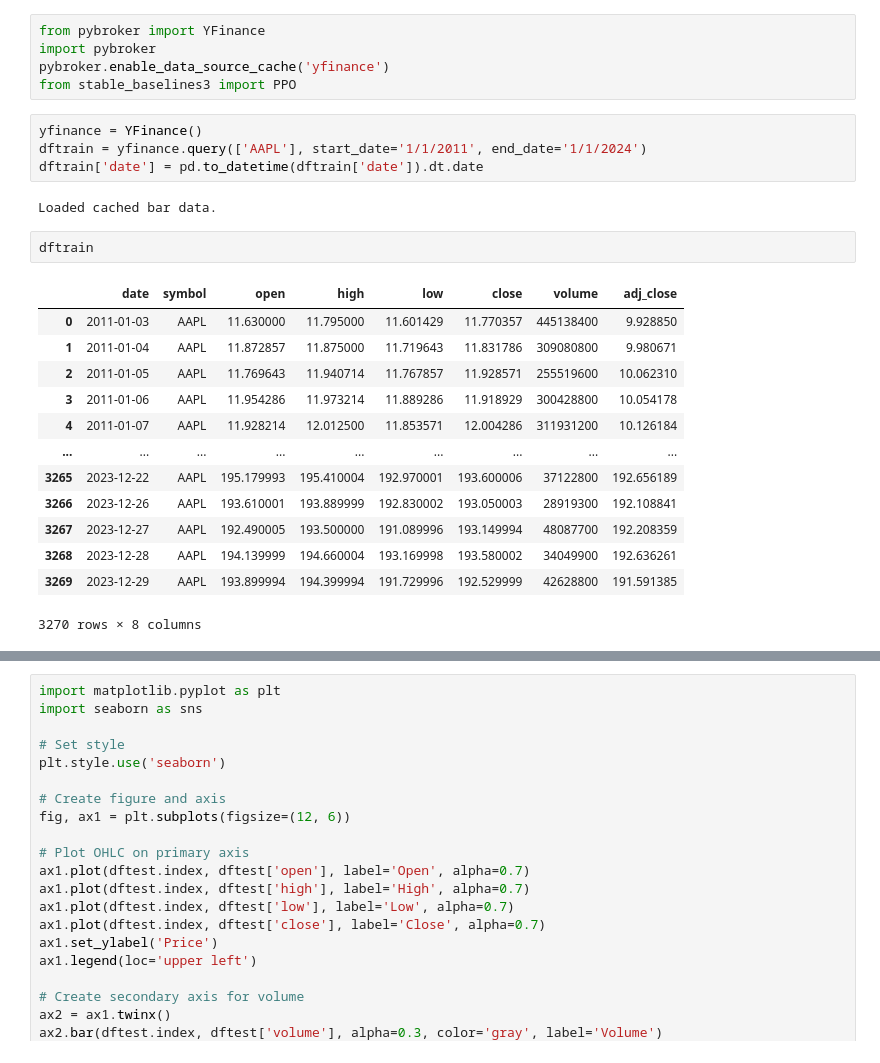
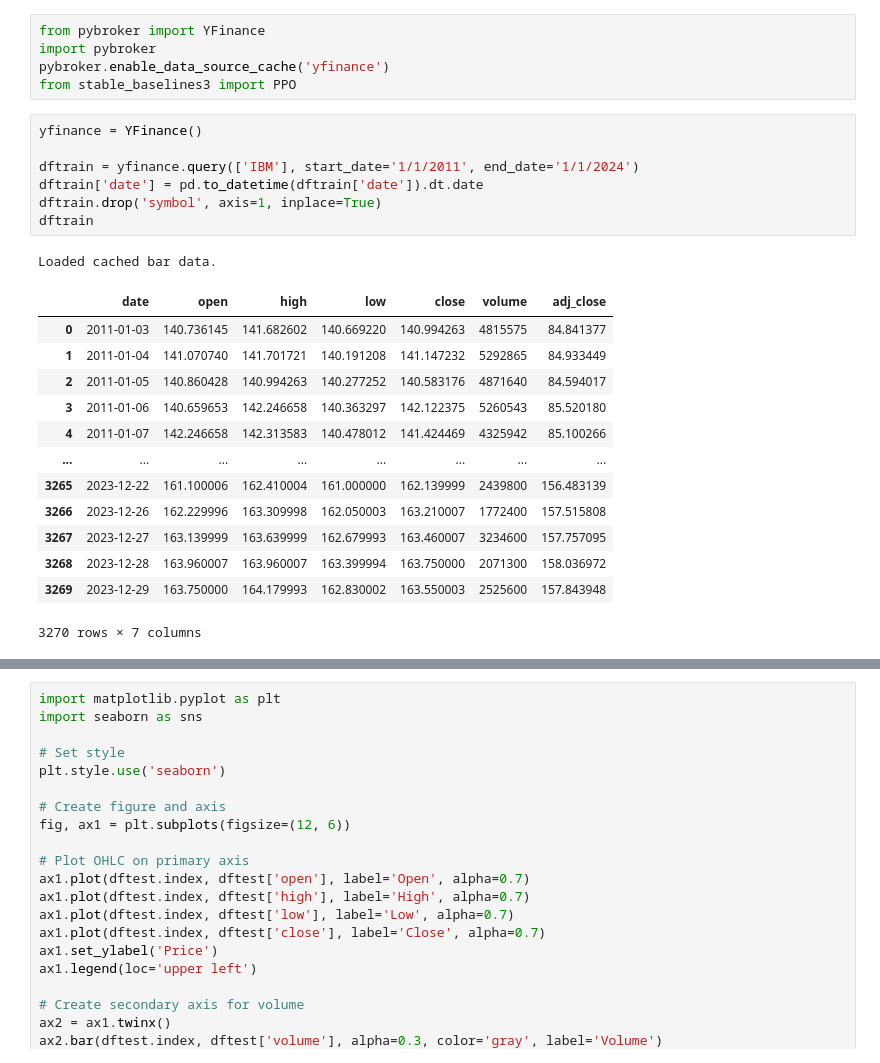
Before and after one commit to One-to-1/stocktrading-with-reinforcement-learning, a Jupyter notebook: trialppo.ipynb, the cells around one changed output, grey strips where cells are left out. Cells and saved outputs as stored; diff of their text form.

```diff
--- a/trialppo.ipynb
+++ b/trialppo.ipynb
@@ -138,26 +138,26 @@ pybroker.enable_data_source_cache('yfinance')
 from stable_baselines3 import PPO
 # %%
 yfinance = YFinance()
-dftrain = yfinance.query(['AAPL'], start_date='1/1/2011', end_date='1/1/2024')
+
+dftrain = yfinance.query(['IBM'], start_date='1/1/2011', end_date='1/1/2024')
 dftrain['date'] = pd.to_datetime(dftrain['date']).dt.date
+dftrain.drop('symbol', axis=1, inplace=True)
+dftrain
 # %% [output]
 Loaded cached bar data.
+|  | date | open | high | low | close | volume | adj_close |
+| 0 | 2011-01-03 | 140.736145 | 141.682602 | 140.669220 | 140.994263 | 4815575 | 84.841377 |
+| 1 | 2011-01-04 | 141.070740 | 141.701721 | 140.191208 | 141.147232 | 5292865 | 84.933449 |
+| 2 | 2011-01-05 | 140.860428 | 140.994263 | 140.277252 | 140.583176 | 4871640 | 84.594017 |
+| 3 | 2011-01-06 | 140.659653 | 142.246658 | 140.363297 | 142.122375 | 5260543 | 85.520180 |
+| 4 | 2011-01-07 | 142.246658 | 142.313583 | 140.478012 | 141.424469 | 4325942 | 85.100266 |
+| ... | ... | ... | ... | ... | ... | ... | ... |
+| 3265 | 2023-12-22 | 161.100006 | 162.410004 | 161.000000 | 162.139999 | 2439800 | 156.483139 |
+| 3266 | 2023-12-26 | 162.229996 | 163.309998 | 162.050003 | 163.210007 | 1772400 | 157.515808 |
+| 3267 | 2023-12-27 | 163.139999 | 163.639999 | 162.679993 | 163.460007 | 3234600 | 157.757095 |
+| 3268 | 2023-12-28 | 163.960007 | 163.960007 | 163.399994 | 163.750000 | 2071300 | 158.036972 |
+| 3269 | 2023-12-29 | 163.750000 | 164.179993 | 162.830002 | 163.550003 | 2525600 | 157.843948 |
+3270 rows × 7 columns
-# %%
-dftrain
-# %% [output]
-|  | date | symbol | open | high | low | close | volume | adj_close |
-| 0 | 2011-01-03 | AAPL | 11.630000 | 11.795000 | 11.601429 | 11.770357 | 445138400 | 9.928850 |
-| 1 | 2011-01-04 | AAPL | 11.872857 | 11.875000 | 11.719643 | 11.831786 | 309080800 | 9.980671 |
-| 2 | 2011-01-05 | AAPL | 11.769643 | 11.940714 | 11.767857 | 11.928571 | 255519600 | 10.062310 |
-| 3 | 2011-01-06 | AAPL | 11.954286 | 11.973214 | 11.889286 | 11.918929 | 300428800 | 10.054178 |
-| 4 | 2011-01-07 | AAPL | 11.928214 | 12.012500 | 11.853571 | 12.004286 | 311931200 | 10.126184 |
-| ... | ... | ... | ... | ... | ... | ... | ... | ... |
-| 3265 | 2023-12-22 | AAPL | 195.179993 | 195.410004 | 192.970001 | 193.600006 | 37122800 | 192.656189 |
-| 3266 | 2023-12-26 | AAPL | 193.610001 | 193.889999 | 192.830002 | 193.050003 | 28919300 | 192.108841 |
-| 3267 | 2023-12-27 | AAPL | 192.490005 | 193.500000 | 191.089996 | 193.149994 | 48087700 | 192.208359 |
-| 3268 | 2023-12-28 | AAPL | 194.139999 | 194.660004 | 193.169998 | 193.580002 | 34049900 | 192.636261 |
-| 3269 | 2023-12-29 | AAPL | 193.899994 | 194.399994 | 191.729996 | 192.529999 | 42628800 | 191.591385 |
-3270 rows × 8 columns
 # %%
 import seaborn as sns
 
```
Also changed, not shown: parts of 5 cells of this notebook, 11 other files.
